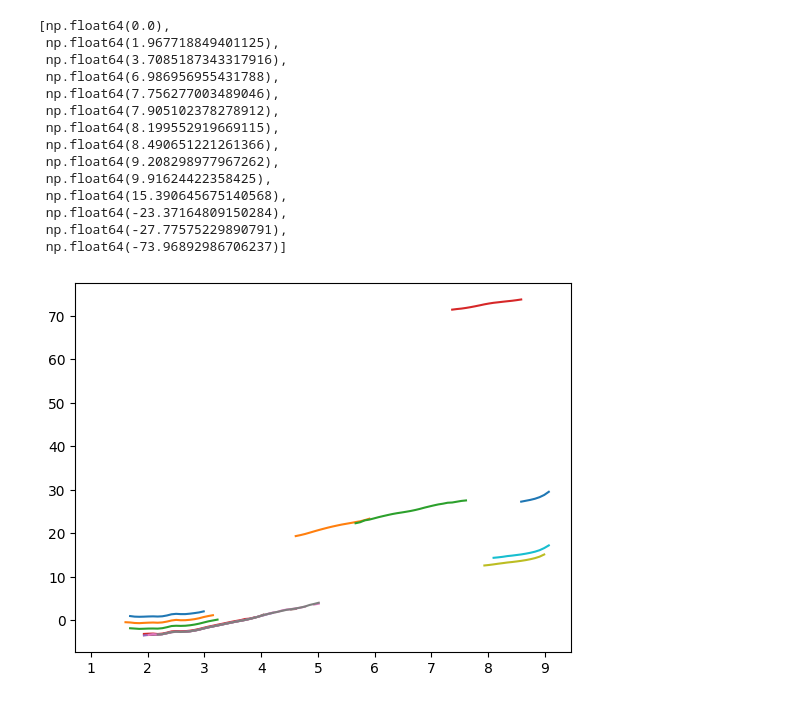
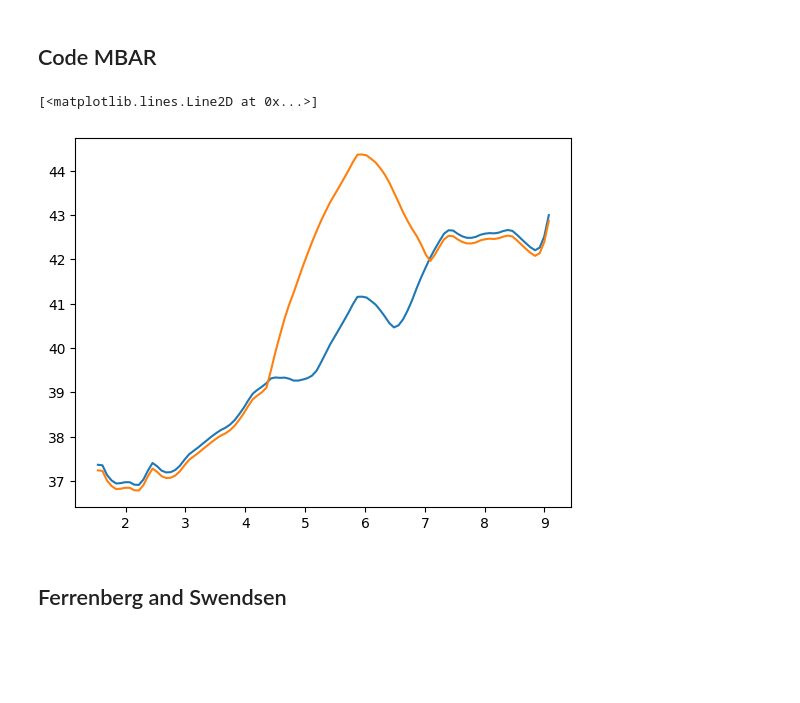
Before and after one commit to VagrantHyp/Code, a Jupyter notebook: MBAR.ipynb, the cells around one changed output. Saved outputs shown, nothing was run; the diff lists cells and outputs as text; code cells hidden in the pictures; blank space fills up the shorter version.

Commit message:
Updated MBAR methods

```diff
--- a/MBAR.ipynb
+++ b/MBAR.ipynb
@@ -215,37 +203,34 @@ dist = results['Delta_f']
 # %%
-offset = []
-for i in range(14):
-    offset.append(dist[0, i])
+# offset = []
+# for i in range(14):
+#     offset.append(dist[0, i])
 
-offset
+# offset
-# %% [output]
-[np.float64(0.0),
- np.float64(1.967718849401125),
- np.float64(3.7085187343317916),
- np.float64(6.986956955431788),
- np.float64(7.756277003489046),
- np.float64(7.905102378278912),
- np.float64(8.199552919669115),
- np.float64(8.490651221261366),
- np.float64(9.208298977967262),
- np.float64(9.91624422358425),
- np.float64(15.390645675140568),
- np.float64(-23.37164809150284),
- np.float64(-27.77575229890791),
- np.float64(-73.96892986706237)]
 # %%
-for i in range(11):
-    D = samples[i]
-    prob = np.histogram(D,bins=rang)[0]
-    F = -0.1*np.log(prob)+f[i]*xh-offset[i]
-    plt.plot(xh, F)
+# for i in range(11):
+#     D = samples[i]
+#     prob = np.histogram(D,bins=rang)[0]
+#     F = -0.1*np.log(prob)+f[i]*xh-offset[i]
+#     plt.plot(xh, F)
 
-c = 11
-for i in range(3):
-    D = samples[c]
-    prob = np.histogram(D,bins=rang)[0]
-    F = -0.1*np.log(prob)-k[i]*(xh-R[i])**2-offset[c]
-    plt.plot(xh, F)
-    c+=1
+# c = 11
+# for i in range(3):
+#     D = samples[c]
+#     prob = np.histogram(D,bins=rang)[0]
+#     F = -0.1*np.log(prob)-k[i]*(xh-R[i])**2-offset[c]
+#     plt.plot(xh, F)
+#     c+=1
-# %% [output]
-[figure, removed]
+# %% [markdown]
+## Code MBAR
+# %%
+#Bia potential at each simulation
+f = CGT01.f[3:]
+eta = np.empty((0, bin))
+for force in f:
+    eta = np.append(eta, [-force*xh], axis = 0)
+
+#Umbrella simulation parameters
+R = [6, 8, 8.5]
+k = [2, 1, 2]
+for i in range(3):
+    eta = np.append(eta, [k[i]*(xh-R[i])**2], axis = 0)
@@ -251,0 +282,6 @@ for i in range(3):
+# %%
+plt.plot(xh, -F_prev)
+plt.plot(xh, -F_new+85)
+# %% [output]
+[<matplotlib.lines.Line2D at 0x...>]
+[figure, added]
@@ -251,0 +290,2 @@ for i in range(3):
+# %% [markdown]
+## Ferrenberg and Swendsen
```
Also changed, not shown: parts of 18 cells of this notebook, 4 other files.
